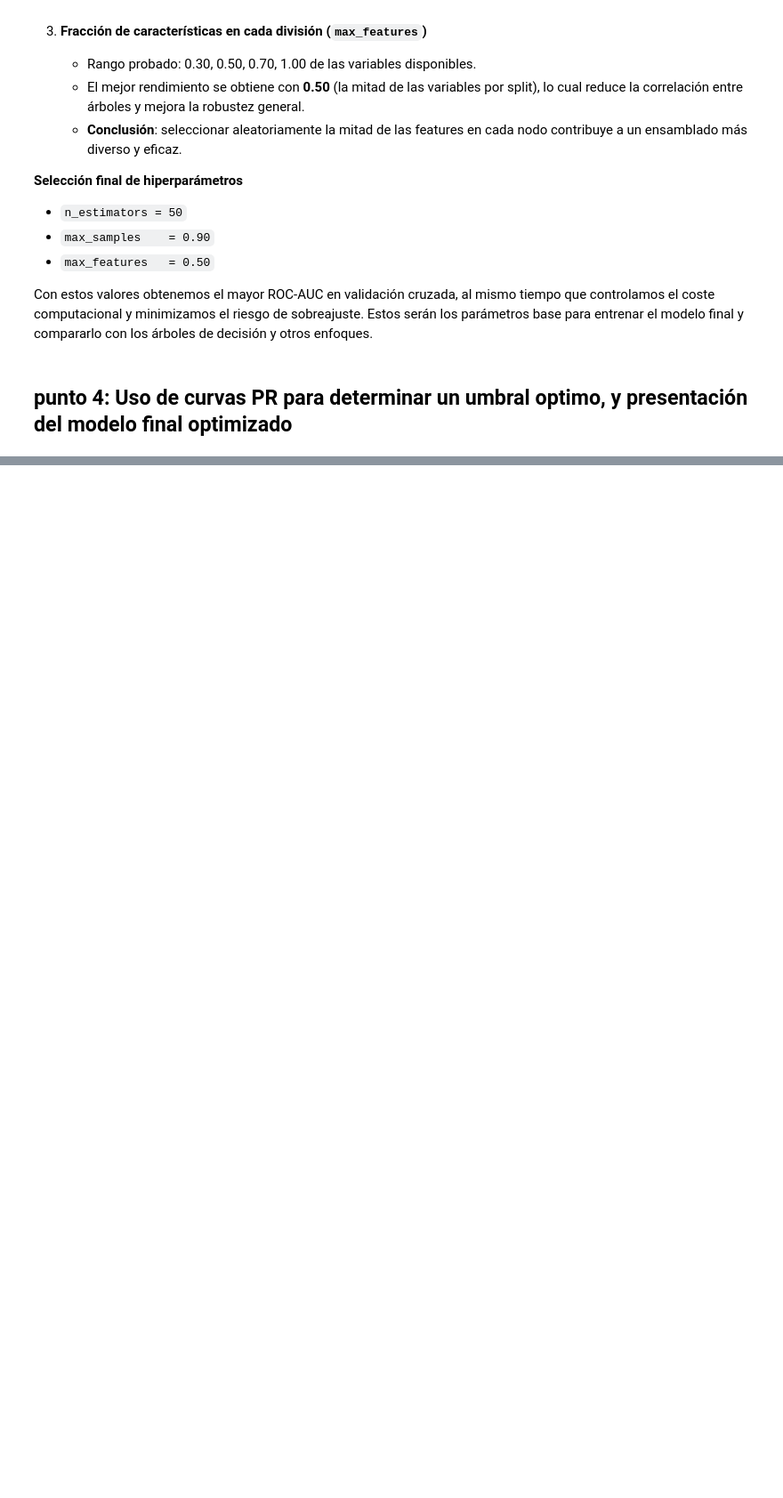
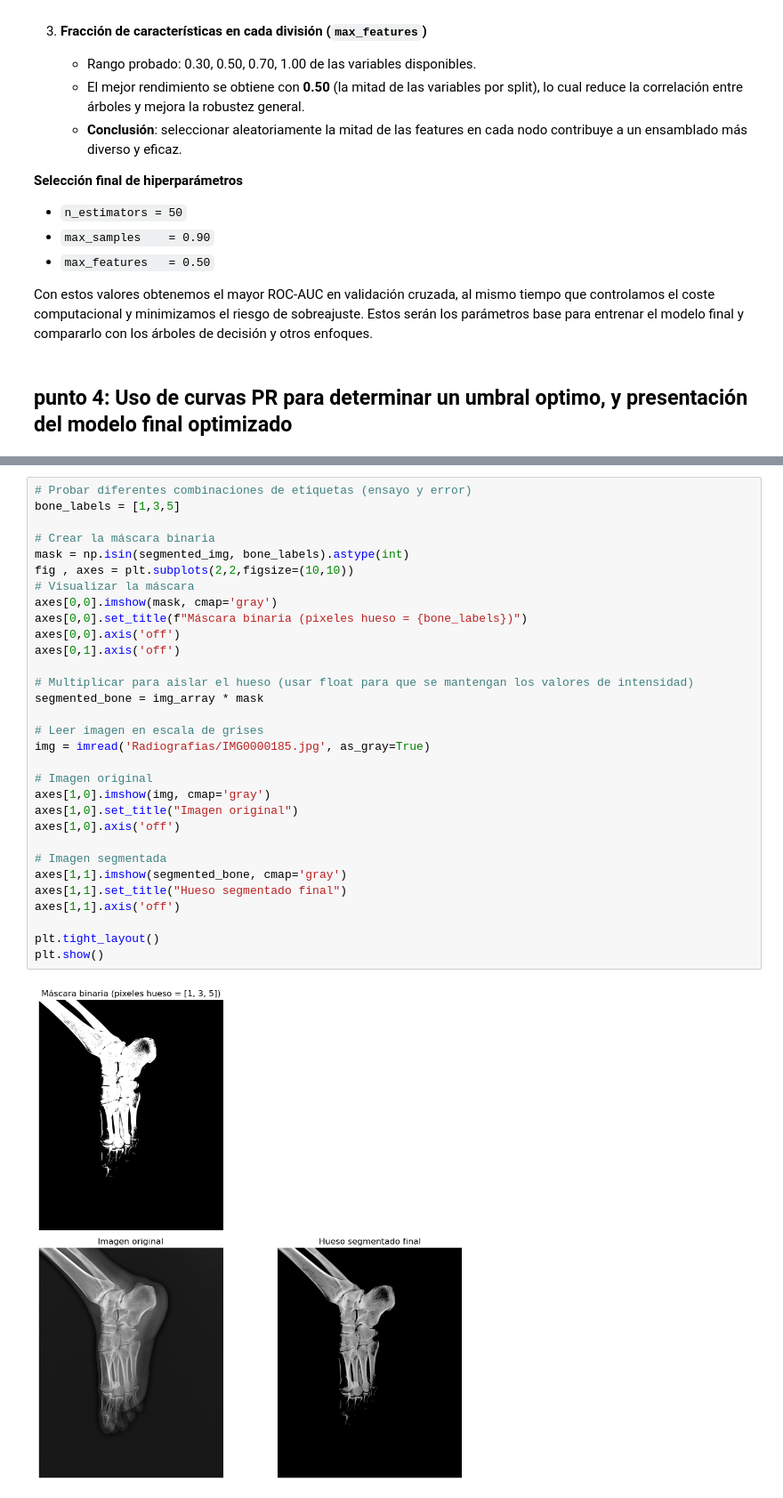
Before and after one commit to RisingNP/proyecto-4-probabilidad, a Jupyter notebook: Codigo.ipynb, the cells around one changed output, grey strips where cells are left out. Shown at 89% size. Drawn from its saved outputs; the diff is of its cells as text; blank space fills up the shorter version.

```diff
--- a/Codigo.ipynb
+++ b/Codigo.ipynb
@@ -498,0 +673,33 @@ Elegir un umbral en la zona baja de la curva Precision–Recall (≈0.06) permit
+# %%
+# Probar diferentes combinaciones de etiquetas (ensayo y error)
+bone_labels = [1,3,5]
+
+# Crear la máscara binaria
+mask = np.isin(segmented_img, bone_labels).astype(int)
+fig , axes = plt.subplots(2,2,figsize=(10,10))
+# Visualizar la máscara
+axes[0,0].imshow(mask, cmap='gray')
+axes[0,0].set_title(f"Máscara binaria (pixeles hueso = {bone_labels})")
+axes[0,0].axis('off')
+axes[0,1].axis('off')
+
+# Multiplicar para aislar el hueso (usar float para que se mantengan los valores de intensidad)
+segmented_bone = img_array * mask
+
+# Leer imagen en escala de grises
+img = imread('Radiografias/IMG0000185.jpg', as_gray=True)
+
+# Imagen original
+axes[1,0].imshow(img, cmap='gray')
+axes[1,0].set_title("Imagen original")
+axes[1,0].axis('off')
+
+# Imagen segmentada
+axes[1,1].imshow(segmented_bone, cmap='gray')
+axes[1,1].set_title("Hueso segmentado final")
+axes[1,1].axis('off')
+
+plt.tight_layout()
+plt.show()
+# %% [output]
+[figure, added]
```
Also changed, not shown: parts of 18 cells of this notebook, 2 other files.
